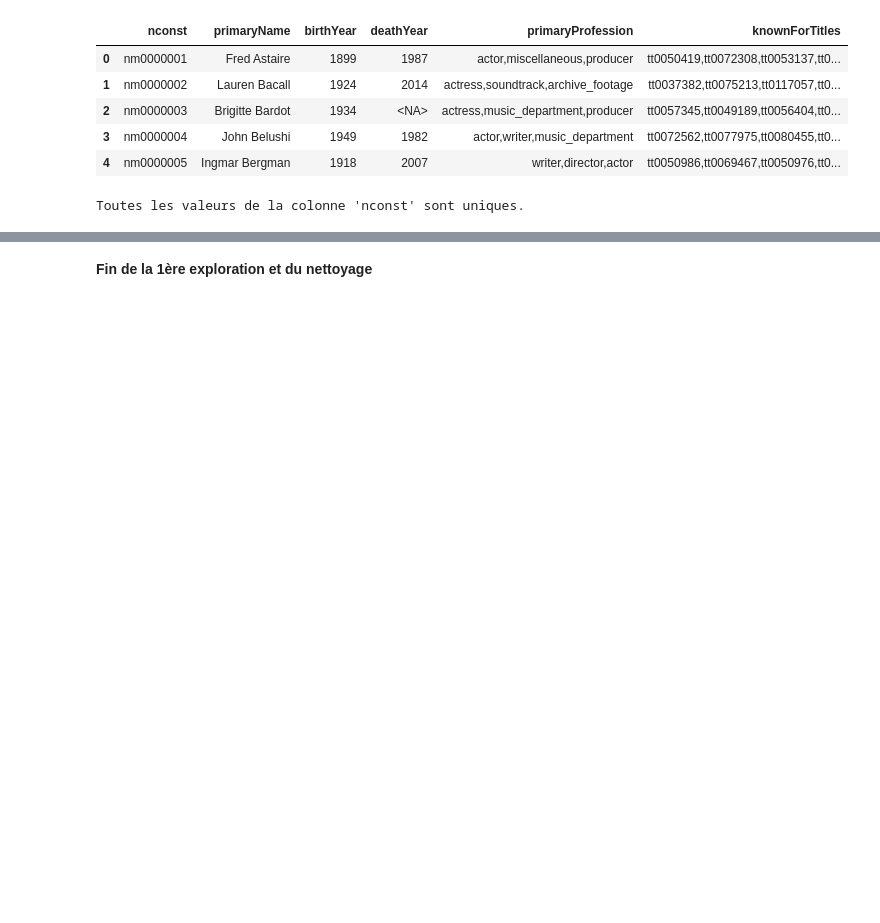
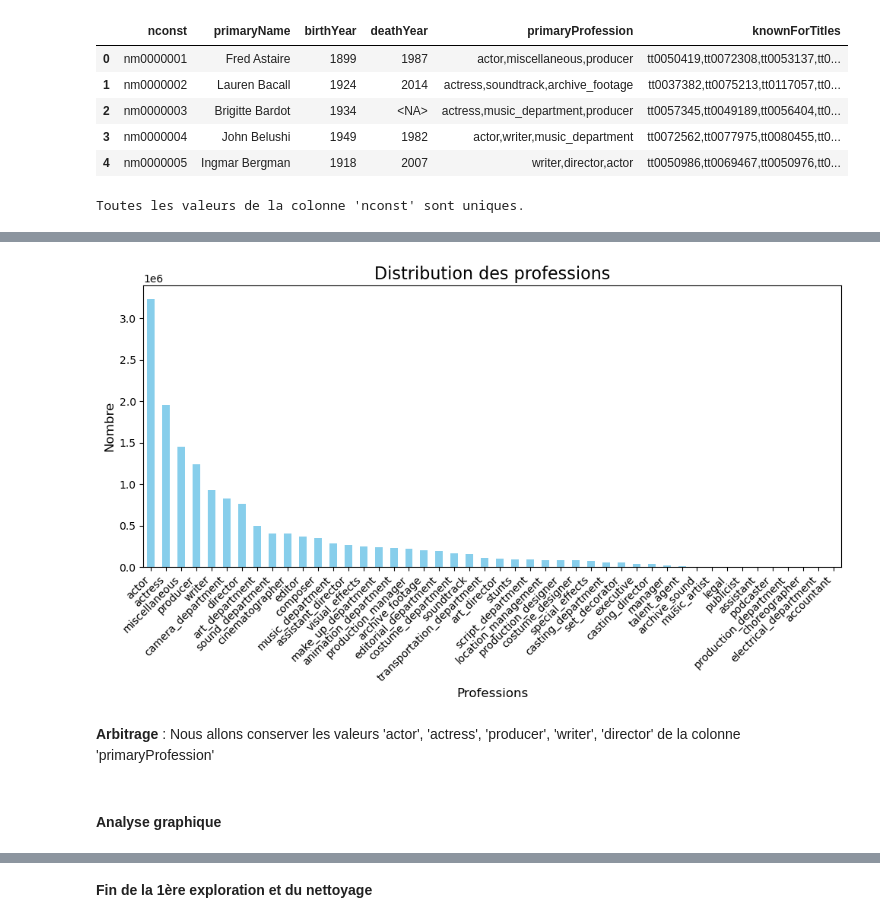
Before and after one commit to jpvt-data/AlgoCinema, a Jupyter notebook: exploration/exploration_name_basics.ipynb, the cells around one changed output, grey strips where cells are left out. Cells and saved outputs as stored; diff of their text form; code cells hidden in the pictures; blank space fills up the shorter version.

Commit message:
Finish - Name.Basics / MAF : principals mais CRASH!

```diff
--- a/exploration/exploration_name_basics.ipynb
+++ b/exploration/exploration_name_basics.ipynb
@@ -111,6 +115,6 @@ Toutes les valeurs de la colonne 'nconst' sont uniques.
 # %%
-# Conversion des colonnes en types numériques pour analyse
-df_name_basics['birthYear'] = pd.to_numeric(df_name_basics['birthYear'], errors='coerce')
-df_name_basics['deathYear'] = pd.to_numeric(df_name_basics['deathYear'], errors='coerce')
-df_name_basics['birthYear'] = df_name_basics['birthYear'].fillna(0).astype(int).replace(0, pd.NA)
-df_name_basics['deathYear'] = df_name_basics['deathYear'].fillna(0).astype(int).replace(0, pd.NA)
+# Convertir les colonnes birthYear et deathYear en format datetime tout en affichant uniquement l'année
+df_name_basics['birthYear'] = pd.to_datetime(df_name_basics['birthYear'], errors='coerce', format='%Y').dt.year
+df_name_basics['deathYear'] = pd.to_datetime(df_name_basics['deathYear'], errors='coerce', format='%Y').dt.year
+df_name_basics['birthYear'] = df_name_basics['birthYear'].astype('Int64')
+df_name_basics['deathYear'] = df_name_basics['deathYear'].astype('Int64')
@@ -136,8 +182,0 @@ df_exploded_profession.head()
-# %%
-# Conversion des knownForTitles en liste
-df_exploded_profession['knownForTitles'] = df_exploded_profession['knownForTitles'].apply(
-    lambda x: x.split(',') if isinstance(x, str) else []
-)
-
-# Explosion des professions
-df_exploded_knownForTitles= df_exploded_profession.explode('knownForTitles', ignore_index=True)
@@ -145,0 +203,23 @@ df_name_basics = df_exploded_knownForTitles.copy()
+# %%
+# Obtenir le comptage des professions
+profession_counts = df_exploded_profession['primaryProfession'].value_counts()
+
+# Création du graphique en barres
+plt.figure(figsize=(10, 6))
+profession_counts.plot(kind='bar', color='skyblue')
+
+# Ajouter des titres et labels
+plt.title('Distribution des professions', fontsize=16)
+plt.xlabel('Professions', fontsize=12)
+plt.ylabel('Nombre', fontsize=12)
+
+# Rotation des noms des professions pour une meilleure lisibilité
+plt.xticks(rotation=45, ha='right', fontsize=10)
+
+# Afficher le graphique
+plt.tight_layout()
+plt.show()
+# %% [output]
+[figure, added]
+# %% [markdown]
+**Arbitrage** : Nous allons conserver les valeurs 'actor', 'actress', 'producer', 'writer', 'director' de la colonne 'primaryProfession'
@@ -146,3 +234,5 @@ df_name_basics = df_exploded_knownForTitles.copy()
+# %% [markdown]
+#### Analyse graphique
 # %%
 df_name_basics['primaryProfession'].value_counts()
 # %% [output]
```
Also changed, not shown: parts of 31 cells of this notebook, 2 other files.
